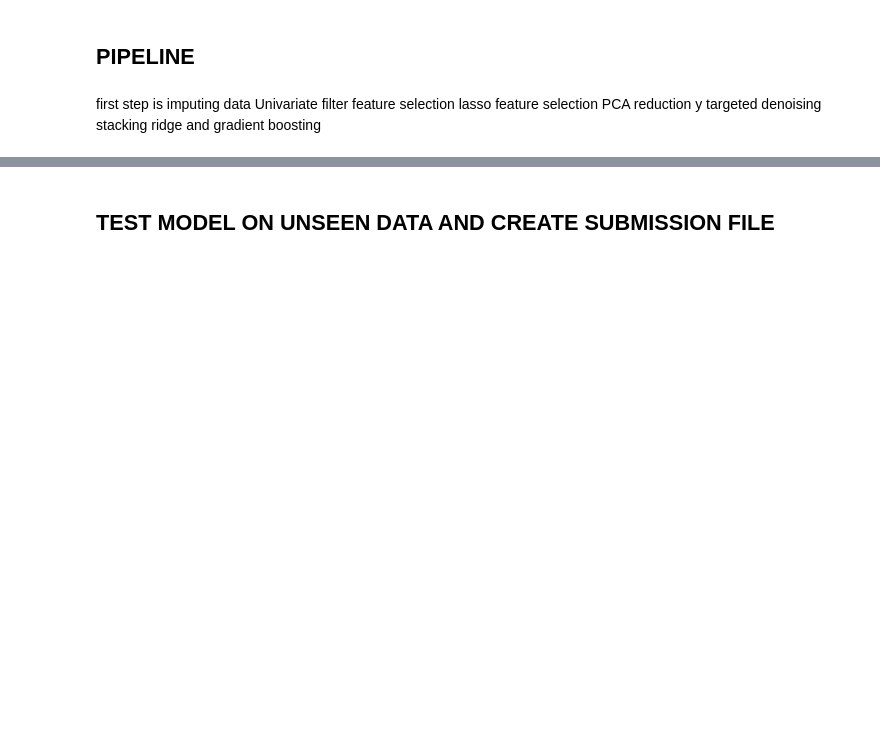
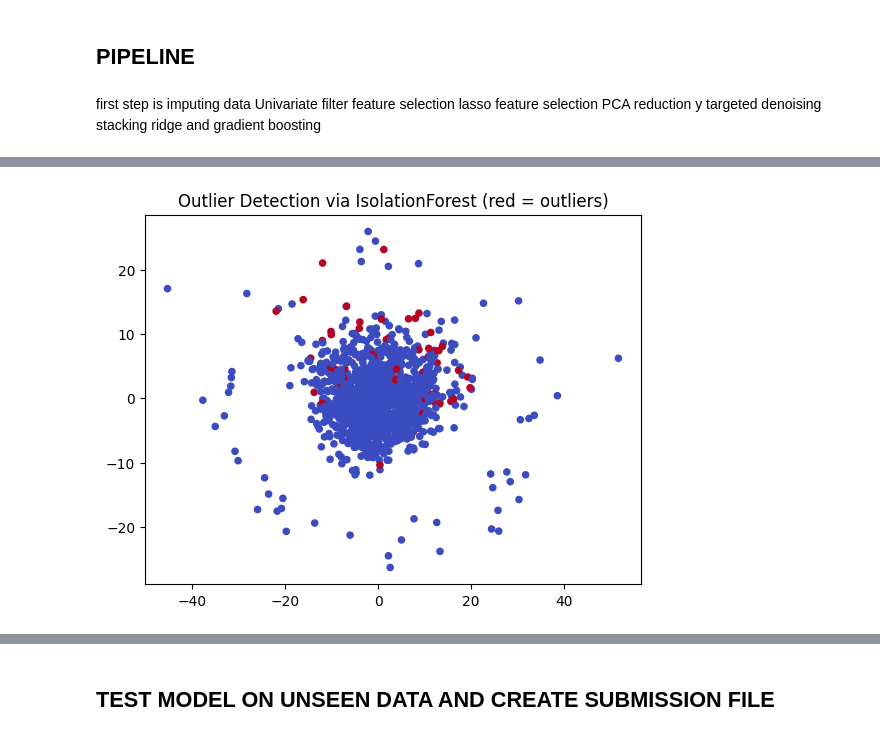
Before and after one commit to lambione/ML_PROJECTS_ETH, a Jupyter notebook: PROJECT_1/mri_detection.ipynb, the cells around one changed output, grey strips where cells are left out. Cells and saved outputs as stored; diff of their text form; code cells hidden in the pictures; blank space fills up the shorter version.

```diff
--- a/PROJECT_1/mri_detection.ipynb
+++ b/PROJECT_1/mri_detection.ipynb
@@ -684,29 +684,41 @@ from sklearn.preprocessing import StandardScaler,RobustScaler
 from sklearn.feature_selection import SelectKBest, f_regression
 from sklearn.decomposition import PCA
 from sklearn.linear_model import RidgeCV, LassoCV, Ridge
-from sklearn.model_selection import train_test_split, ShuffleSplit
+from sklearn.model_selection import train_test_split,GridSearchCV
 from sklearn.metrics import r2_score
 import lightgbm as lgb
 import matplotlib.pyplot as plt
 
-def build_pipeline(X_full, y_full):
+
+def build_pipeline(X_full, y_full, tune=True):
 
     # NOTE: Median is not affected by outliers so is good to impuite before isolationForest
-    tmp_imputer = SimpleImputer(strategy="median")
-    tmp_scaler = RobustScaler()
-    tmp_X_imp = tmp_scaler.fit_transform(tmp_imputer.fit_transform(X_full))
+    imp_median = SimpleImputer(strategy="median")
+    X_imp_median = imp_median.fit_transform(X_full)
 
-    # NOTE: Make outlier detection through isolationforest
-    iso = IsolationForest(contamination=0.03, random_state=42)
-    mask = iso.fit_predict(tmp_X_imp)
-    print(f"Removed {(mask==-1).sum()} outliers out of {len(X_full)} samples")
-    X_full = X_full[mask == 1]
-    y_full = y_full[mask == 1]
+    scaler = RobustScaler()
+    X_scaled = scaler.fit_transform(X_imp_median)
+
+    pca = PCA(n_components=50, random_state=42)
+    X_reduced = pca.fit_transform(X_scaled)
+
+    # NOTE: Make outlier detection through isolationforest now on PCA Reducted
+    iso = IsolationForest(contamination=0.05,
+                        n_estimators=300,
+                        max_samples='auto',
+                        random_state=42)
+    mask = iso.fit_predict(X_reduced)
+
+    n_outliers = np.sum(mask == -1)
+    print(f"Removed {n_outliers} outliers out of {len(X_full)} samples")
+
+    X_inliers = X_full[mask == 1]
+    y_inliers = y_full[mask == 1]
 
     # NOTE: now that outliers don't affect knn we can use it to impute datya more robustly
-    imputer = KNNImputer(n_neighbors=7)
-    scaler = RobustScaler()
-    X_imp = scaler.fit_transform(imputer.fit_transform(X_full))
+    imputer_knn = KNNImputer(n_neighbors=7)
+    scaler_final = RobustScaler()
+    X_imp = scaler_final.fit_transform(imputer_knn.fit_transform(X_inliers))
 
     # NOTE: easily imputes where values are missing with median of column and scales then features
 
@@ -715,12 +727,19 @@ def build_pipeline(X_full, y_full):
     #       At least 50
     num_corr_features = 50
     selector_corr = SelectKBest(f_regression, k=num_corr_features)
-    X_corr = selector_corr.fit_transform(X_imp, y_full)
+    X_corr = selector_corr.fit_transform(X_imp, y_inliers)
+
+    pca_vis = PCA(n_components=2)
+    X_vis = pca_vis.fit_transform(X_scaled)
+
+    plt.scatter(X_vis[:, 0], X_vis[:, 1], c=(mask == -1), cmap="coolwarm", s=20)
+    plt.title("Outlier Detection via IsolationForest (red = outliers)")
+    plt.show()
 
     # NOTE: After the preliminary feature selection, lasso is further use to selected even a better
     #       subset of features. At least 20
     lasso = LassoCV(cv=5, max_iter=5000, random_state=42)
-    lasso.fit(X_corr, y_full)
+    lasso.fit(X_corr, y_inliers)
     mask = np.abs(lasso.coef_) > 1e-5
     if mask.sum() < 20:
         top_idx = np.argsort(-np.abs(lasso.coef_))[:20]
@@ -738,13 +757,13 @@ def build_pipeline(X_full, y_full):
     # NOTE: Given the extremely noisy data, we can furthermore try to reduce it by acting on the y
     # NOTE: Basically we predict y target from the X_pca and then we reduce variuance by the extreme noisy points in y
     ridge_denoise = Ridge(alpha=1.0)
-    ridge_denoise.fit(X_pca, y_full)
+    ridge_denoise.fit(X_pca, y_inliers)
     y_pred_pc = ridge_denoise.predict(X_pca)
 
     best_r2 = -np.inf
     best_factor = 0.5
     for f in np.linspace(0.1, 0.3, 9):
-        y_denoised = y_full - (y_full - y_pred_pc) * f
+        y_denoised = y_inliers - (y_inliers - y_pred_pc) * f
         X_tr, X_te, y_tr, y_te = train_test_split(X_pca, y_denoised, test_size=0.2, random_state=42)
         ridge_cv = RidgeCV(alphas=np.logspace(-3,3,7), cv=5)
         ridge_cv.fit(X_tr, y_tr)
@@ -754,14 +773,15 @@ def build_pipeline(X_full, y_full):
             best_factor = f
 
     print(f'best factor is {best_factor}')
-    y_denoised = y_full - (y_full - y_pred_pc) * best_factor
+    y_denoised = y_inliers - (y_inliers - y_pred_pc) * best_factor
 
 
     X_train, X_test, y_train, y_test = train_test_split(X_pca, y_denoised, test_size=0.2, random_state=42)
 
 
     # NOTE: Apply ridgeCrpossval which works very very well for PCA components,
-    ridge_final = RidgeCV(alphas=np.logspace(-3,3,7), cv=5)
+    ridge_grid = {'alphas':[np.logspace(-4,4,9)]}
+    ridge_final = GridSearchCV(RidgeCV(), ridge_grid, cv=5)
     ridge_final.fit(X_train, y_train)
 
 
@@ -780,22 +800,26 @@ def build_pipeline(X_full, y_full):
         n_jobs=-1,
         verbose=-1
     )
+    lgb_grid = {
+        'num_leaves':[16,32,64],
+        'max_depth':[4,6,8],
+        'learning_rate':[0.01,0.02,0.05],
+    }
+    lgbm = GridSearchCV(lgb.LGBMRegressor(**lgb_params), lgb_grid, cv=3)
     X_tr, X_val, y_tr, y_val = train_test_split(X_train, y_train, test_size=0.2, random_state=42)
-    lgbm = lgb.LGBMRegressor(**lgb_params)
     lgbm.fit(
         X_tr, y_tr,
         eval_set=[(X_val, y_val)],
         callbacks=[lgb.early_stopping(stopping_rounds=50), lgb.log_evaluation(0)]
     )
 
-    rf = RandomForestRegressor(ccp_alpha=0.001, max_depth=10, max_features=0.3,
-                      min_samples_leaf=10, min_samples_split=5,
-                      random_state=42)
-    rf.fit(X_train,y_train)
+    rf_grid = {'max_depth':[8,10,12],'min_samples_leaf':[5,10,15],'max_features':[0.3,0.5,0.7]}
+    rf = GridSearchCV(RandomForestRegressor(n_estimators=300, random_state=42), rf_grid, cv=3)
+    rf.fit(X_train, y_train)
 
-    ab = AdaBoostRegressor(estimator=DecisionTreeRegressor(max_depth=4),
-                  learning_rate=0.5, n_estimators=200, random_state=42)
-    ab.fit(X_train,y_train)
+    ab_grid = {'learning_rate':[0.3,0.5,0.7],'n_estimators':[100,200,300]}
+    ab = GridSearchCV(AdaBoostRegressor(DecisionTreeRegressor(max_depth=4), random_state=42), ab_grid, cv=3)
+    ab.fit(X_train, y_train)
 
     # NOTE: Apply stacking
     estimators = [
@@ -826,7 +850,7 @@ def build_pipeline(X_full, y_full):
             f"Test R²: {r2_score(y_test, model.predict(X_test)):.3f}")
 
     def predict_fn(X_new):
-        X_proc_new  = imputer.transform(X_new)
+        X_proc_new  = imputer_knn.transform(X_new)
         X_scaled    = scaler.transform(X_proc_new)
         X_corr_new  = selector_corr.transform(X_scaled)
         X_lasso_new = X_corr_new[:, mask]
@@ -835,7 +859,7 @@ def build_pipeline(X_full, y_full):
         return stacked.predict(X_pca_new)
 
     return {
-        'imputer': imputer,
+        'imputer': imputer_knn,
         'scaler': scaler,
         'selector_corr': selector_corr,
         'lasso_mask': mask,
@@ -857,7 +881,7 @@ def build_pipeline(X_full, y_full):
 X_full = pd.read_csv("X_train.csv").drop('id', axis=1).to_numpy()
 y_full = pd.read_csv("y_train.csv").drop('id', axis=1).squeeze().to_numpy()
 
-pipeline = build_pipeline(X_full, y_full)
+pipeline = build_pipeline(X_full, y_full,True)
 
 print("Train R²:", r2_score(pipeline['y_train'], pipeline['y_train_pred']))
 print("Test  R²:", r2_score(pipeline['y_test'], pipeline['y_test_pred']))
@@ -876,0 +890 @@ Test  R²: 0.6657889486028705
+[figure, added]
```
Also changed, not shown: parts of 3 cells of this notebook.
